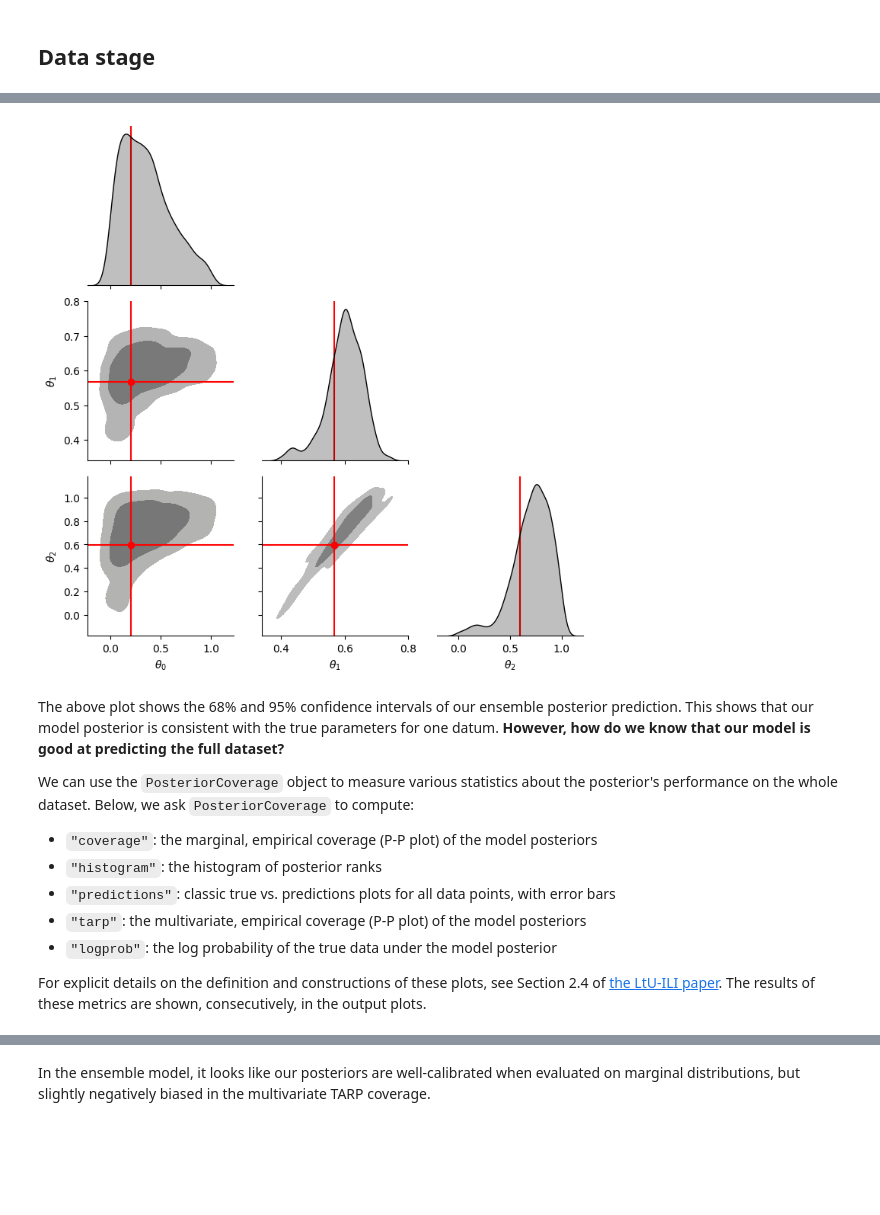
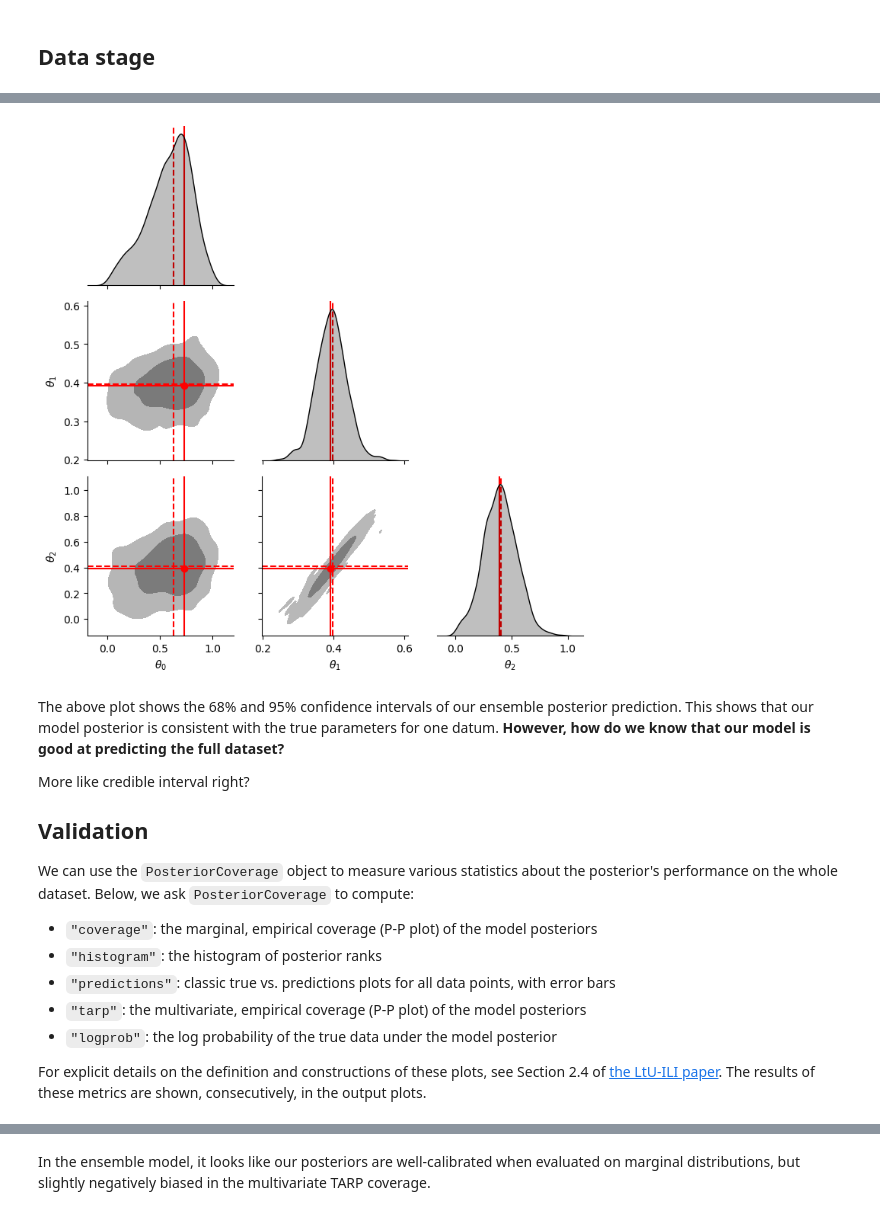
Before and after one commit to plt109/ltu-ili, a Jupyter notebook: notebooks/my_npe.ipynb, the cells around one changed output, grey strips where cells are left out. Saved outputs shown, nothing was run; the diff lists cells and outputs as text; code cells hidden in the pictures; blank space fills up the shorter version.

```diff
--- a/notebooks/my_npe.ipynb
+++ b/notebooks/my_npe.ipynb
@@ -47,10 +47,11 @@ def simulator(params):
     y += np.random.randn(len(x))
     return y
 
+num_params = 3
 num_sim = 400
 seed_sim = 12345
 np.random.seed(seed_sim)
-theta = np.random.rand(num_sim, 3)  # num_sim simulations, 3 parameters, (num_sim, 3) array
+theta = np.random.rand(num_sim, num_params)  # num_sim simulations, 3 parameters, (num_sim, 3) array
 x = np.array([simulator(t) for t in theta]) # (num_sim, 10) array
 
 # make a dataloader
@@ -83,7 +92,7 @@ On the backend, it does a validation split among the provided training data, tra
 prior = ili.utils.Uniform(low=[0, 0, 0], high=[1, 1, 1], device=device)
 
 # instantiate your neural networks to be used as an ensemble
-repeats_maf = 2 # number of times you wanna repeat a NN with this architecture in the ensemble
+repeats_maf = 3 # number of times you wanna repeat a NN with this architecture in the ensemble
 
 # available architectures are mdn, maf, nsf, made, linear, mlp, resnet.
 nets = [
@@ -194,0 +225,5 @@ And how do I fish out information about the architecture and configuration of th
+# %%
+# Finding MAP (sample with highest weighted log prob)
+weighted_map_index = np.argmax(log_prob_weighted)
+weighted_map_theta = samples[weighted_map_index]
+print('Weighted MAP theta:', weighted_map_theta)
@@ -195,20 +284,44 @@ And how do I fish out information about the architecture and configuration of th
+# %%
+def plot_cross(fig, this_map, num_params, plot_style):
+    '''Function to plot vertical and horizontal lines at the MAP theta values on the corner plot.'''
+    for i in range(num_params):
+        for j in range(i + 1):
+            if i == j:
+                fig.axes[i, i].axvline(this_map[i], **plot_style)
+            else:
+                fig.axes[i, j].axhline(this_map[i], **plot_style)
+                fig.axes[i, j].axvline(this_map[j], **plot_style)
+    return None
 # %%
 # use ltu-ili's built-in validation metrics to plot the posterior for this point
 metric = PlotSinglePosterior(
     num_samples=1000, sample_method='direct',
-    labels=[f'$\\theta_{i}$' for i in range(3)]
+    labels=[f'$\\theta_{i}$' for i in range(num_params)],
+
+    #save_samples=True, # if you wanna save theta sampled from posterior
+    #out_dir='.', # where you wanna save the samples
+    # but `signature` is argument when you call `metric`
+
+) # ili.validation.metrics.PlotSinglePosterior object
+
+fig = metric(
+    posterior=posterior_ensemble, # sbi.inference.posteriors.ensemble_posterior.EnsemblePosterior object you got from training (output of runner(loader))
+    x_obs = x[ind],
+    theta_fid=theta[ind], # optional. cause sometimes you really dunno truth (but really it just plots a point, so can be MAP as well)
+    plot_kws=dict(fill=True),
+
+    #signature='lala_'
 )
-fig = metric(
-    posterior=posterior_ensemble,
-    x_obs = x[ind], theta_fid=theta[ind],
-    plot_kws=dict(fill=True)
-)
+
+plot_cross(fig, weighted_map_theta, num_params, plot_style={'color': 'r', 'ls': '--'})
 # %% [output]
-[figure, old version]
+[figure, new version]
 # %% [markdown]
 The above plot shows the 68% and 95% confidence intervals of our ensemble posterior prediction. This shows that our model posterior is consistent with the true parameters for one datum. **However, how do we know that our model is good at predicting the full dataset?**
 
+More like credible interval right?
 
+## Validation
 We can use the `PosteriorCoverage` object to measure various statistics about the posterior's performance on the whole dataset. Below, we ask `PosteriorCoverage` to compute:
  - `"coverage"`: the marginal, empirical coverage (P-P plot) of the model posteriors
  - `"histogram"`: the histogram of posterior ranks
```
Also changed, not shown: parts of 22 cells of this notebook.
